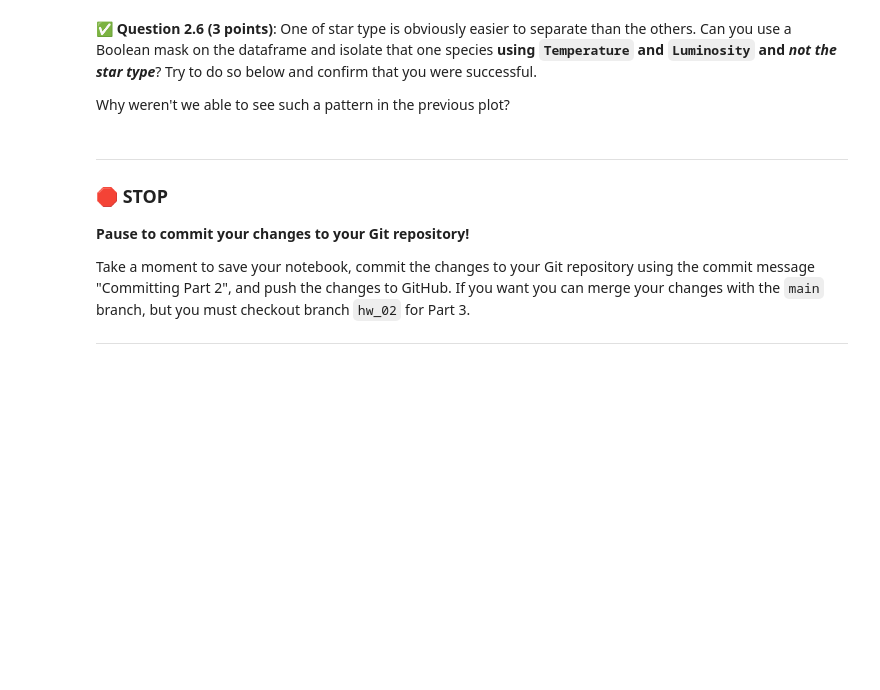
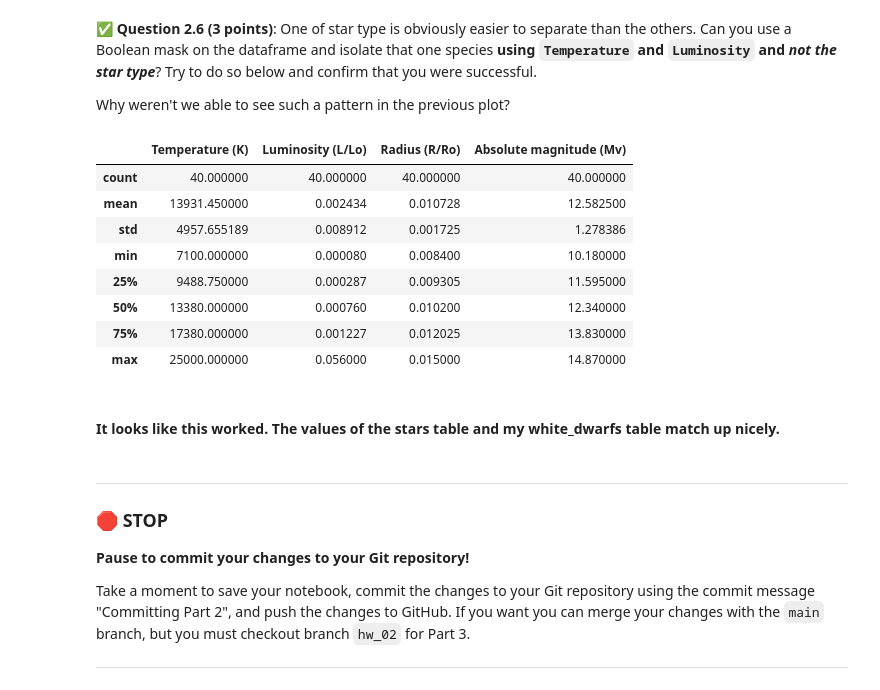
Before and after one commit to barnbyje/cmse202-s22-turnin, a Jupyter notebook: hw-02/HW-02_PandasReviewAndPythonObjectsAndABM-Jeremy Barnby.ipynb, the cells around one changed output. Drawn from its saved outputs; the diff is of its cells as text; code cells hidden in the pictures; blank space fills up the shorter version.

```diff
--- a/hw-02/HW-02_PandasReviewAndPythonObjectsAndABM-Jeremy Barnby.ipynb
+++ b/hw-02/HW-02_PandasReviewAndPythonObjectsAndABM-Jeremy Barnby.ipynb
@@ -174,3 +196,23 @@ Why weren't we able to see such a pattern in the previous plot?
+# %%
+# PUT YOUR CODE HERE
+
+white_temp = (stars["Temperature (K)"] > 7000) & (stars["Temperature (K)"] < 26000)
+white_lum = (stars["Luminosity (L/Lo)"] > 0) & (stars["Luminosity (L/Lo)"] < 1)
+
+white_dwarfs = stars[white_temp & white_lum]
+white_dwarfs.describe()
+# %% [output]
+|  | Temperature (K) | Luminosity (L/Lo) | Radius (R/Ro) | Absolute magnitude (Mv) |
+| count | 40.000000 | 40.000000 | 40.000000 | 40.000000 |
+| mean | 13931.450000 | 0.002434 | 0.010728 | 12.582500 |
+| std | 4957.655189 | 0.008912 | 0.001725 | 1.278386 |
+| min | 7100.000000 | 0.000080 | 0.008400 | 10.180000 |
+| 25% | 9488.750000 | 0.000287 | 0.009305 | 11.595000 |
+| 50% | 13380.000000 | 0.000760 | 0.010200 | 12.340000 |
+| 75% | 17380.000000 | 0.001227 | 0.012025 | 13.830000 |
+| max | 25000.000000 | 0.056000 | 0.015000 | 14.870000 |
+# %% [markdown]
+#### It looks like this worked. The values of the stars table and my white_dwarfs table match up nicely.
 # %% [markdown]
 ---
 ### &#128721; STOP
```
Also changed, not shown: parts of 5 cells of this notebook.
